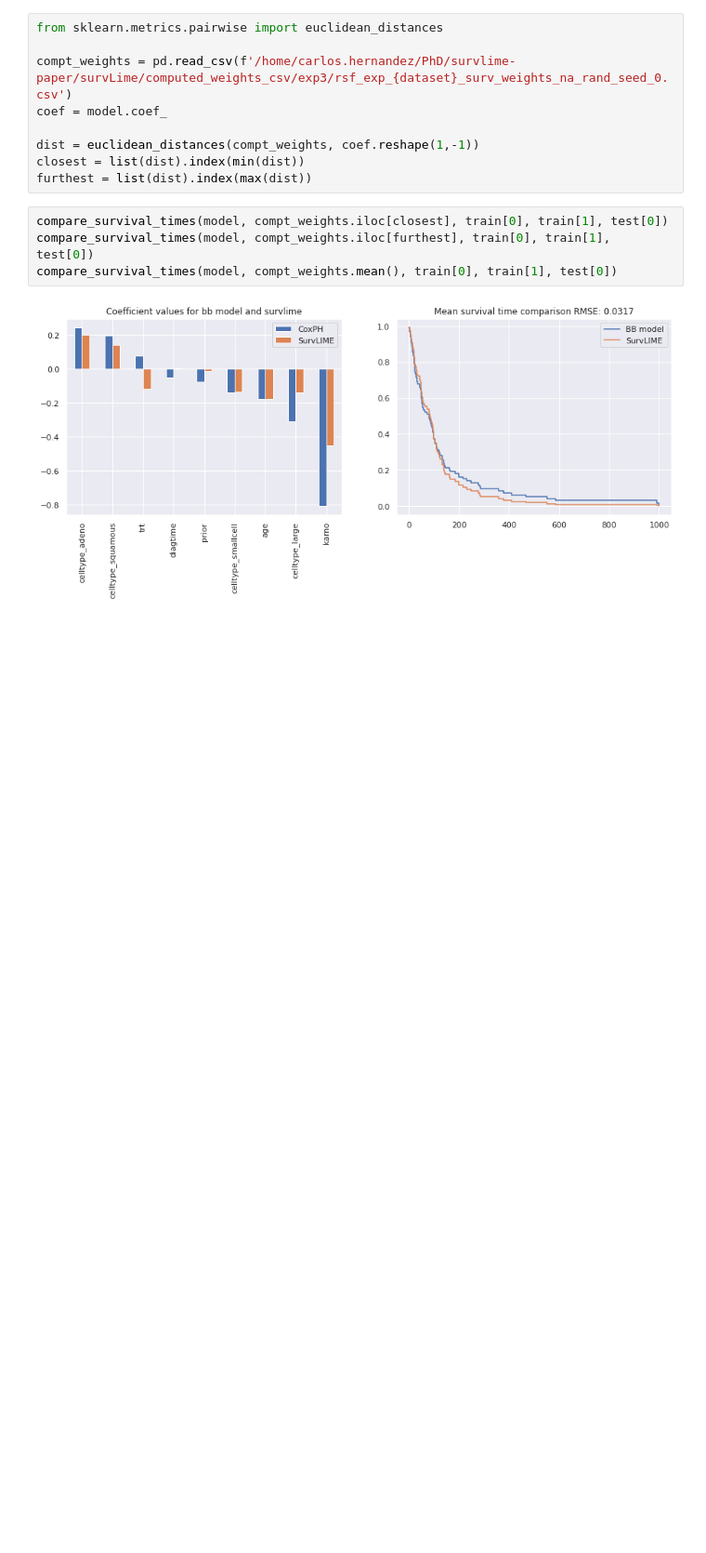
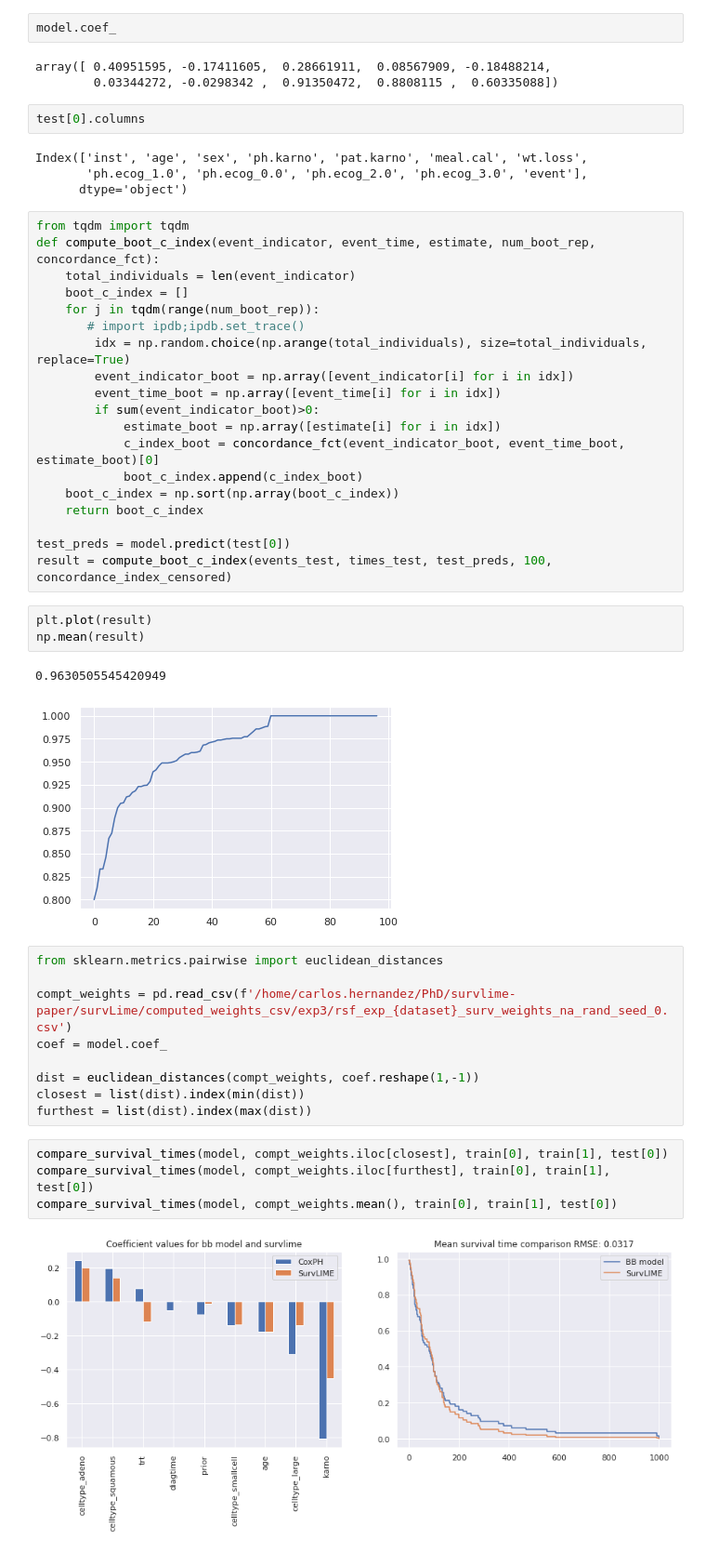
Before and after one commit to imatge-upc/SurvLIME-experiments, a Jupyter notebook: notebooks/verify_experiment_3.ipynb, the cells around one changed output. Shown at 93% size. Drawn from its saved outputs; the diff is of its cells as text; blank space fills up the shorter version.

```diff
--- a/notebooks/verify_experiment_3.ipynb
+++ b/notebooks/verify_experiment_3.ipynb
@@ -103,3 +68,39 @@ def compare_survival_times(bb_model : CoxPHSurvivalAnalysis,
+# %%
+model.coef_
+# %% [output]
+array([ 0.40951595, -0.17411605,  0.28661911,  0.08567909, -0.18488214,
+        0.03344272, -0.0298342 ,  0.91350472,  0.8808115 ,  0.60335088])
+# %%
+test[0].columns
+# %% [output]
+Index(['inst', 'age', 'sex', 'ph.karno', 'pat.karno', 'meal.cal', 'wt.loss',
+       'ph.ecog_1.0', 'ph.ecog_0.0', 'ph.ecog_2.0', 'ph.ecog_3.0', 'event'],
+      dtype='object')
+# %%
+from tqdm import tqdm
+def compute_boot_c_index(event_indicator, event_time, estimate, num_boot_rep, concordance_fct):
+    total_individuals = len(event_indicator)
+    boot_c_index = []
+    for j in tqdm(range(num_boot_rep)):
+       # import ipdb;ipdb.set_trace()
+        idx = np.random.choice(np.arange(total_individuals), size=total_individuals, replace=True)
+        event_indicator_boot = np.array([event_indicator[i] for i in idx])
+        event_time_boot = np.array([event_time[i] for i in idx])
+        if sum(event_indicator_boot)>0:
+            estimate_boot = np.array([estimate[i] for i in idx])
+            c_index_boot = concordance_fct(event_indicator_boot, event_time_boot, estimate_boot)[0]
+            boot_c_index.append(c_index_boot)
+    boot_c_index = np.sort(np.array(boot_c_index))
+    return boot_c_index
+
+test_preds = model.predict(test[0])
+result = compute_boot_c_index(events_test, times_test, test_preds, 100, concordance_index_censored)
+# %%
+plt.plot(result)
+np.mean(result)
+# %% [output]
+0.9630505545420949
+[figure, added]
 # %%
 from sklearn.metrics.pairwise import euclidean_distances
 
```
Also changed, not shown: parts of 10 cells of this notebook, 4 other files.
